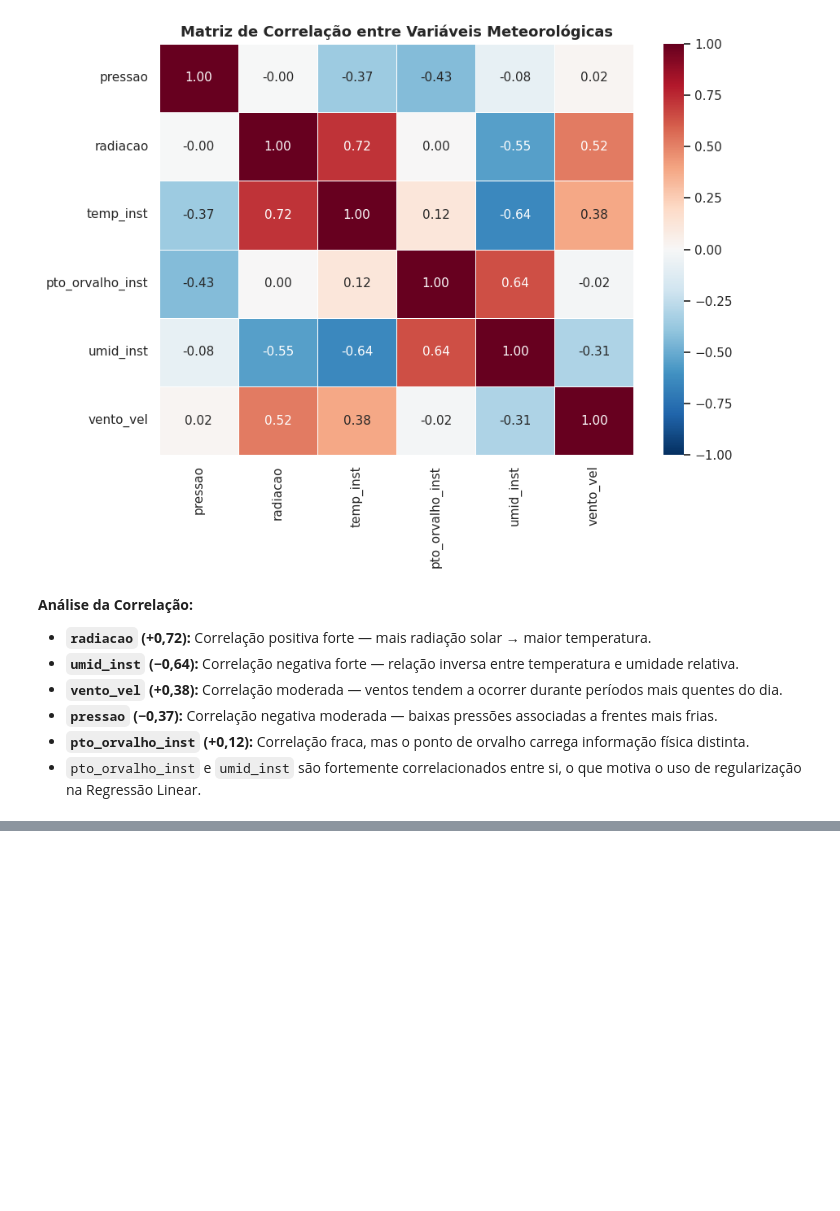
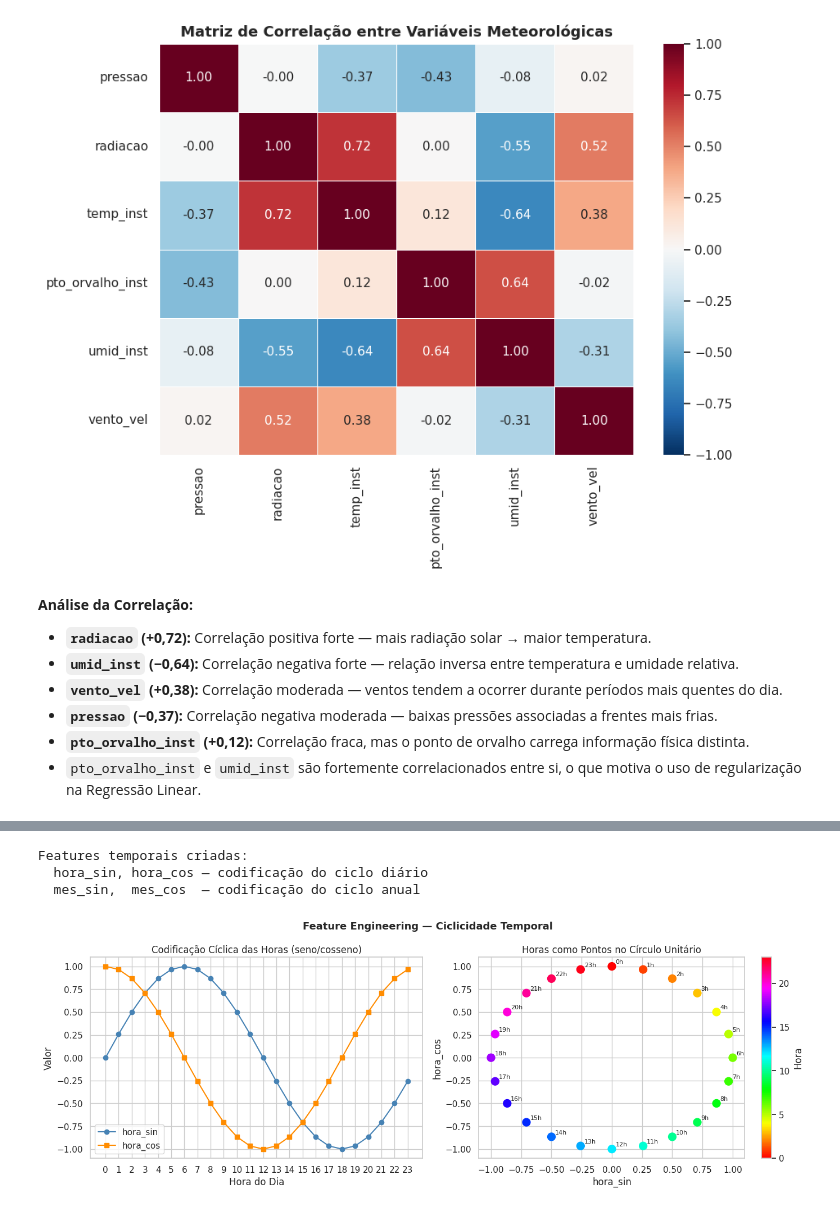
Before and after one commit to Ronaldo-Junior1/analise-dados-atividade2, a Jupyter notebook: ArquivoPrincipal.ipynb, the cells around one changed output, grey strips where cells are left out. Cells and saved outputs as stored; diff of their text form; code cells hidden in the pictures; blank space fills up the shorter version.

Commit message:
Normalização das horas e datas com sen e cos

```diff
--- a/ArquivoPrincipal.ipynb
+++ b/ArquivoPrincipal.ipynb
@@ -270,0 +273,20 @@ plt.show()
+# %%
+df = df_raw.copy()
+
+df.drop(columns=['Unnamed: 8'], errors='ignore', inplace=True)
+print(f'Colunas após remoção da fantasma: {df.columns.tolist()}')
+
+df['data'] = pd.to_datetime(df['data'])
+
+n_antes = len(df)
+df.dropna(inplace=True)
+n_depois = len(df)
+print(f'\nLinhas removidas (nulos): {n_antes - n_depois} ({(n_antes-n_depois)/n_antes*100:.1f}%)')
+print(f'Linhas restantes: {n_depois}')
+
+# Converter hora HHMM → inteiro 0–23
+# Ex: 0 → 0h, 100 → 1h, 1300 → 13h
+df['hora_int'] = df['hora'] // 100
+
+df['radiacao_clip'] = df['radiacao'].clip(lower=0)
+print(f'\nRadiação: {(df["radiacao_clip"]==0).sum()} registros clipados para 0')
@@ -270,0 +300,54 @@ plt.show()
+# %%
+# ── Etapa 7: Engenharia de Recursos Temporais ─────────────────────────────
+#
+# PROBLEMA com variáveis cíclicas:
+#   Se passarmos a hora como número inteiro (0 a 23), o modelo trata
+#   hora=23 e hora=0 como muito distantes — mas fisicamente são vizinhas!
+#   O mesmo vale para meses: dezembro (12) e janeiro (1) são consecutivos.
+#
+# SOLUÇÃO: Transformação seno/cosseno
+#   Projeta o ciclo em duas dimensões, preservando a continuidade circular:
+#   hora_sin = sin(2π × hora / 24)
+#   hora_cos = cos(2π × hora / 24)
+#   Com isso, hora=0 e hora=23 ficam próximas no espaço de features.
+
+# Ciclo diário (período = 24 horas)
+df['hora_sin'] = np.sin(2 * np.pi * df['hora_int'] / 24)
+df['hora_cos'] = np.cos(2 * np.pi * df['hora_int'] / 24)
+
+# Ciclo anual (período = 12 meses)
+df['mes'] = df['data'].dt.month
+df['mes_sin'] = np.sin(2 * np.pi * df['mes'] / 12)
+df['mes_cos'] = np.cos(2 * np.pi * df['mes'] / 12)
+
+print('Features temporais criadas:')
+print('  hora_sin, hora_cos — codificação do ciclo diário')
+print('  mes_sin,  mes_cos  — codificação do ciclo anual')
+
+# Visualização da codificação cíclica da hora
+horas = np.arange(24)
+h_sin = np.sin(2 * np.pi * horas / 24)
+h_cos = np.cos(2 * np.pi * horas / 24)
+
+fig, axes = plt.subplots(1, 2, figsize=(14, 5))
+axes[0].plot(horas, h_sin, marker='o', label='hora_sin', color='steelblue')
+axes[0].plot(horas, h_cos, marker='s', label='hora_cos', color='darkorange')
+axes[0].set_title('Codificação Cíclica das Horas (seno/cosseno)')
+axes[0].set_xlabel('Hora do Dia'); axes[0].set_ylabel('Valor')
+axes[0].legend(); axes[0].set_xticks(horas)
+
+sc = axes[1].scatter(h_sin, h_cos, c=horas, cmap='hsv', s=100, zorder=5)
+for h in range(24):
+    axes[1].annotate(f'{h}h', (h_sin[h]+0.03, h_cos[h]+0.03), fontsize=8)
+axes[1].set_title('Horas como Pontos no Círculo Unitário')
+axes[1].set_xlabel('hora_sin'); axes[1].set_ylabel('hora_cos')
+plt.colorbar(sc, ax=axes[1], label='Hora')
+
+plt.suptitle('Feature Engineering — Ciclicidade Temporal', fontsize=13, fontweight='bold')
+plt.tight_layout()
+plt.show()
+# %% [output]
+Features temporais criadas:
+  hora_sin, hora_cos — codificação do ciclo diário
+  mes_sin,  mes_cos  — codificação do ciclo anual
+[figure, added]
```
Also changed, not shown: parts of 3 cells of this notebook.
